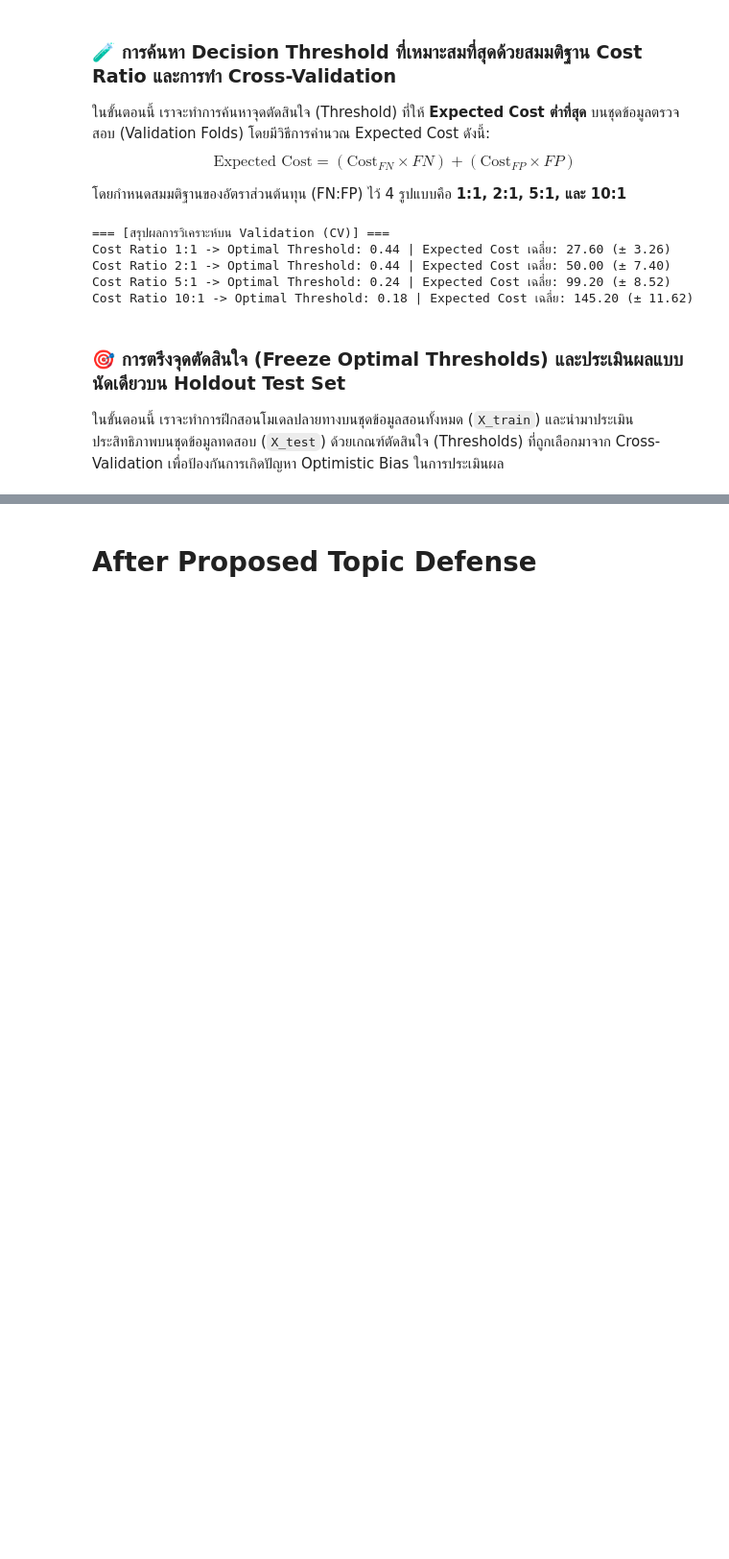
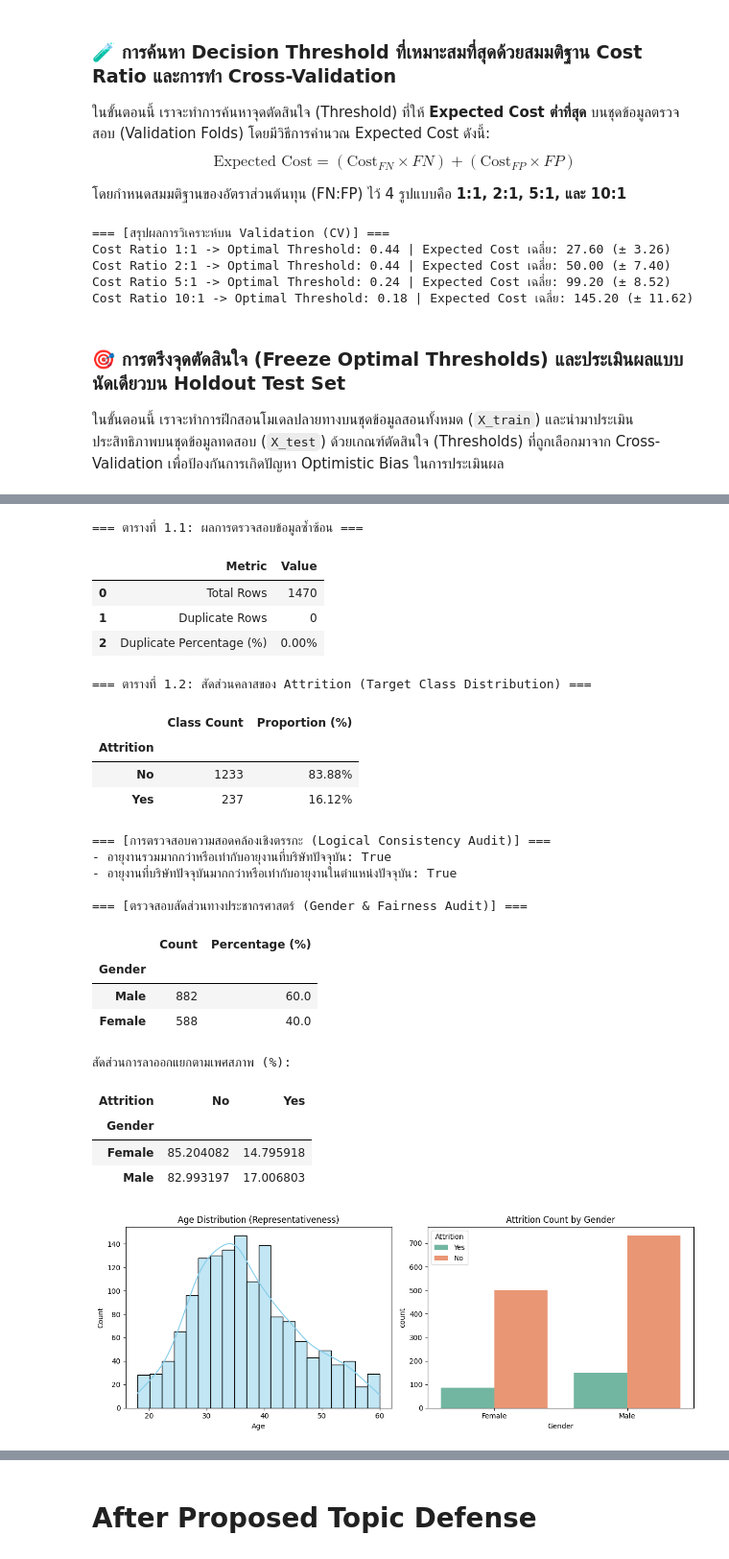
Before and after one commit to rtmyy/master-is-project, a Jupyter notebook: kaggle_dataset.ipynb, the cells around one changed output, grey strips where cells are left out. Shown at 96% size. Drawn from its saved outputs; the diff is of its cells as text; code cells hidden in the pictures; blank space fills up the shorter version.

Commit message:
re format

```diff
--- a/kaggle_dataset.ipynb
+++ b/kaggle_dataset.ipynb
@@ -1167,0 +1335,74 @@ Holdout Test Set Average Precision (AP) [คำนวณผ่านพื้น
+# %%
+# 3. ผลการตรวจสอบข้อมูลซ้ำซ้อน (Duplicate Rows Check)
+duplicates_count = df_raw.duplicated().sum()
+dup_df = pd.DataFrame({
+    'Metric': ['Total Rows', 'Duplicate Rows', 'Duplicate Percentage (%)'],
+    'Value': [len(df_raw), duplicates_count, f"{(duplicates_count / len(df_raw)) * 100:.2f}%"]
+})
+print("=== ตารางที่ 1.1: ผลการตรวจสอบข้อมูลซ้ำซ้อน ===")
+display(dup_df)
+
+# 4. สัดส่วนคลาสของตัวแปรเป้าหมาย Attrition
+attrition_counts = df_raw['Attrition'].value_counts()
+attrition_proportions = df_raw['Attrition'].value_counts(normalize=True) * 100
+summary_attrition = pd.DataFrame({
+    'Class Count': attrition_counts,
+    'Proportion (%)': attrition_proportions.map("{:.2f}%".format)
+})
+print("\n=== ตารางที่ 1.2: สัดส่วนคลาสของ Attrition (Target Class Distribution) ===")
+display(summary_attrition)
+
+# 5. การตรวจสอบความสอดคล้องเชิงตรรกะ (Logical Consistency Check)
+consistent_working_years = (df_raw['TotalWorkingYears'] >= df_raw['YearsAtCompany']).all()
+consistent_company_years = (df_raw['YearsAtCompany'] >= df_raw['YearsInCurrentRole']).all()
+print("\n=== [การตรวจสอบความสอดคล้องเชิงตรรกะ (Logical Consistency Audit)] ===")
+print(f"- อายุงานรวมมากกว่าหรือเท่ากับอายุงานที่บริษัทปัจจุบัน: {consistent_working_years}")
+print(f"- อายุงานที่บริษัทปัจจุบันมากกว่าหรือเท่ากับอายุงานในตำแหน่งปัจจุบัน: {consistent_company_years}")
+
+# 6. ตรวจสอบอคติทางประชากรศาสตร์ (Gender Representation & Fairness)
+gender_dist = df_raw['Gender'].value_counts(normalize=True) * 100
+attrition_by_gender = df_raw.groupby('Gender')['Attrition'].value_counts(normalize=True).unstack() * 100
+print("\n=== [ตรวจสอบสัดส่วนทางประชากรศาสตร์ (Gender & Fairness Audit)] ===")
+display(pd.DataFrame({'Count': df_raw['Gender'].value_counts(), 'Percentage (%)': gender_dist}))
+print("สัดส่วนการลาออกแยกตามเพศสภาพ (%):")
+display(attrition_by_gender)
+
+# พล็อตสถิติสรุปเชิงประชากรศาสตร์
+plt.figure(figsize=(12, 4.5))
+plt.subplot(1, 2, 1)
+sns.histplot(df_raw['Age'], kde=True, color='skyblue', bins=20)
+plt.title('Age Distribution (Representativeness)')
+plt.xlabel('Age')
+
+plt.subplot(1, 2, 2)
+sns.countplot(data=df_raw, x='Gender', hue='Attrition', palette='Set2')
+plt.title('Attrition Count by Gender')
+plt.xlabel('Gender')
+plt.tight_layout()
+plt.show()
+# %% [output]
+=== ตารางที่ 1.1: ผลการตรวจสอบข้อมูลซ้ำซ้อน ===
+|  | Metric | Value |
+| 0 | Total Rows | 1470 |
+| 1 | Duplicate Rows | 0 |
+| 2 | Duplicate Percentage (%) | 0.00% |
+=== ตารางที่ 1.2: สัดส่วนคลาสของ Attrition (Target Class Distribution) ===
+|  | Class Count | Proportion (%) |
+| Attrition |  |  |
+| No | 1233 | 83.88% |
+| Yes | 237 | 16.12% |
+=== [การตรวจสอบความสอดคล้องเชิงตรรกะ (Logical Consistency Audit)] ===
+- อายุงานรวมมากกว่าหรือเท่ากับอายุงานที่บริษัทปัจจุบัน: True
+- อายุงานที่บริษัทปัจจุบันมากกว่าหรือเท่ากับอายุงานในตำแหน่งปัจจุบัน: True
+
+=== [ตรวจสอบสัดส่วนทางประชากรศาสตร์ (Gender & Fairness Audit)] ===
+|  | Count | Percentage (%) |
+| Gender |  |  |
+| Male | 882 | 60.0 |
+| Female | 588 | 40.0 |
+สัดส่วนการลาออกแยกตามเพศสภาพ (%):
+| Attrition | No | Yes |
+| Gender |  |  |
+| Female | 85.204082 | 14.795918 |
+| Male | 82.993197 | 17.006803 |
+[figure, added]
```
Also changed, not shown: parts of 31 cells of this notebook.
